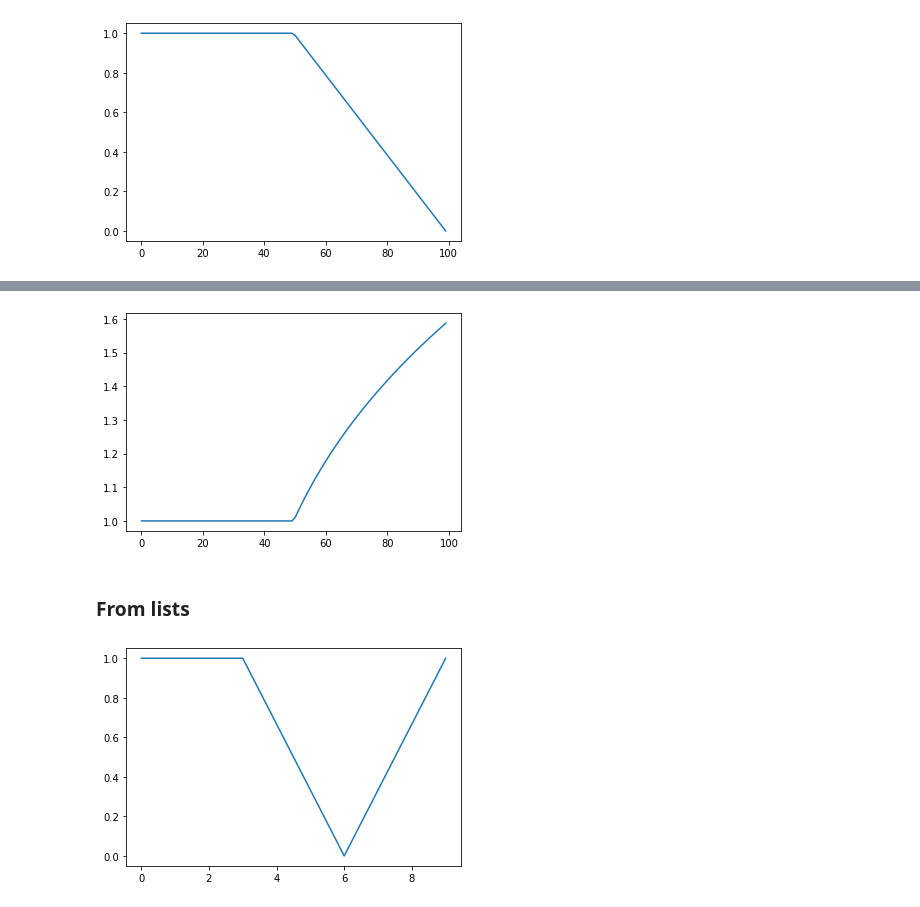
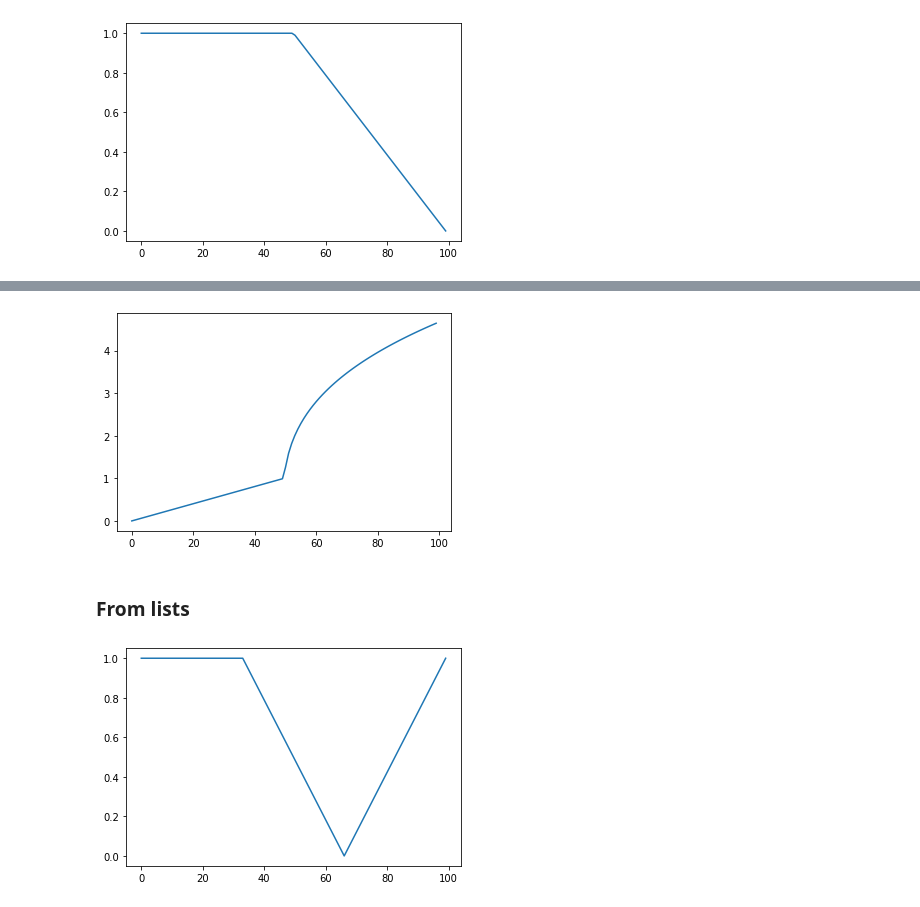
Before and after one commit to danlessa/signal_composer, a Jupyter notebook: examples/simple_signal.ipynb, the cells around one changed output, grey strips where cells are left out. Drawn from its saved outputs; the diff is of its cells as text; code cells hidden in the pictures.

```diff
--- a/examples/simple_signal.ipynb
+++ b/examples/simple_signal.ipynb
@@ -47,3 +47,13 @@ composed_signal = signal_1 + signal_2
 plot_signal(composed_signal)
 # %% [output]
 [figure]
+# %%
+signal_1 = Signal([0, 1])
+signal_2 = Signal(lambda x: 1 + x ** 3)
+composed_signal = signal_1 + signal_2
+
+N_points = 100
+x = list(range(N_points))
+y = composed_signal(N_points)
+plt.plot(x, y)
+plt.show()
@@ -50,10 +62,10 @@ plot_signal(composed_signal)
 # %%
-signal_1 = Signal([1, 1])
-signal_2 = Signal(lambda x: x ** (1/3), function_input_span=[1, 4])
+signal_1 = Signal([0, 1])
+signal_2 = Signal(lambda x: x ** (1/3), function_input_span=[1, 100])
 composed_signal = signal_1 + signal_2
 plot_signal(composed_signal)
 # %% [output]
-[figure, old version]
+[figure, new version]
 # %% [markdown]
 ### From lists
 # %%
@@ -64,11 +76,6 @@ signals = [
 ]
 
 composed_signal = Signal.compose_from_list(signals)
-
-N_x = 10
-x = list(range(N_x))
-y = composed_signal(N_x)
-plt.plot(x, y)
-plt.show()
+plot_signal(composed_signal)
 # %% [output]
-[figure, old version]
+[figure, new version]
```
Also changed, not shown: parts of 5 cells of this notebook, 8 other files.
